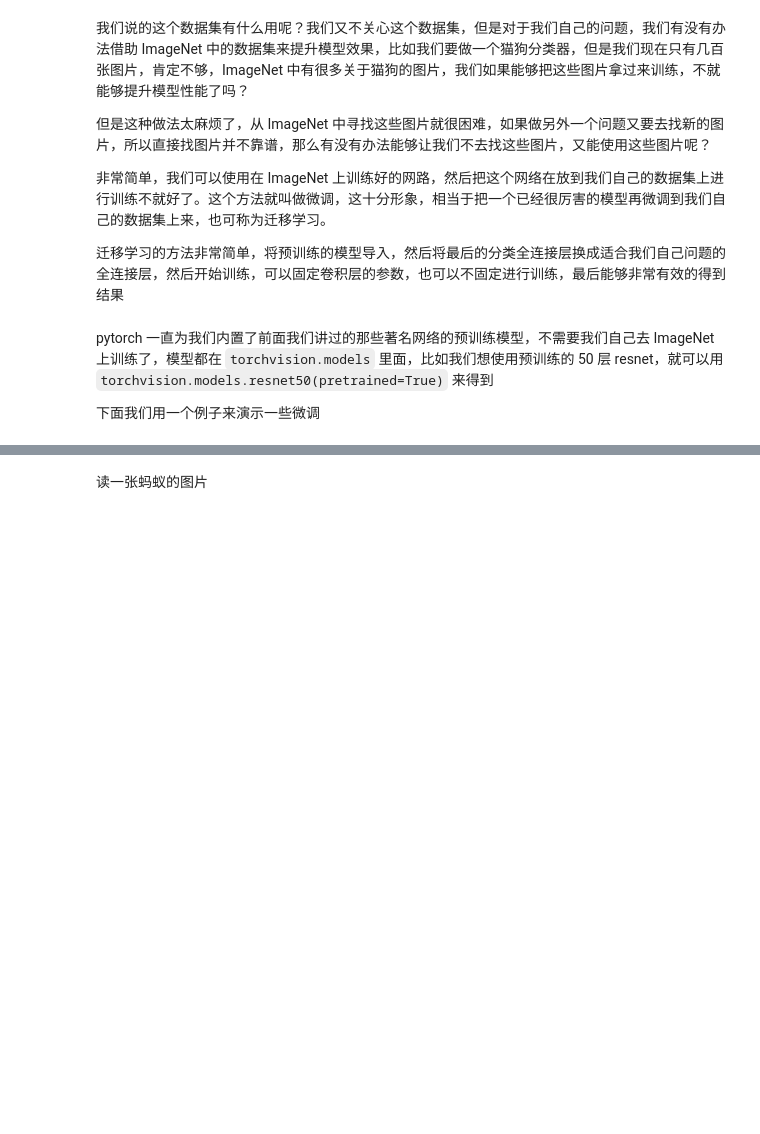
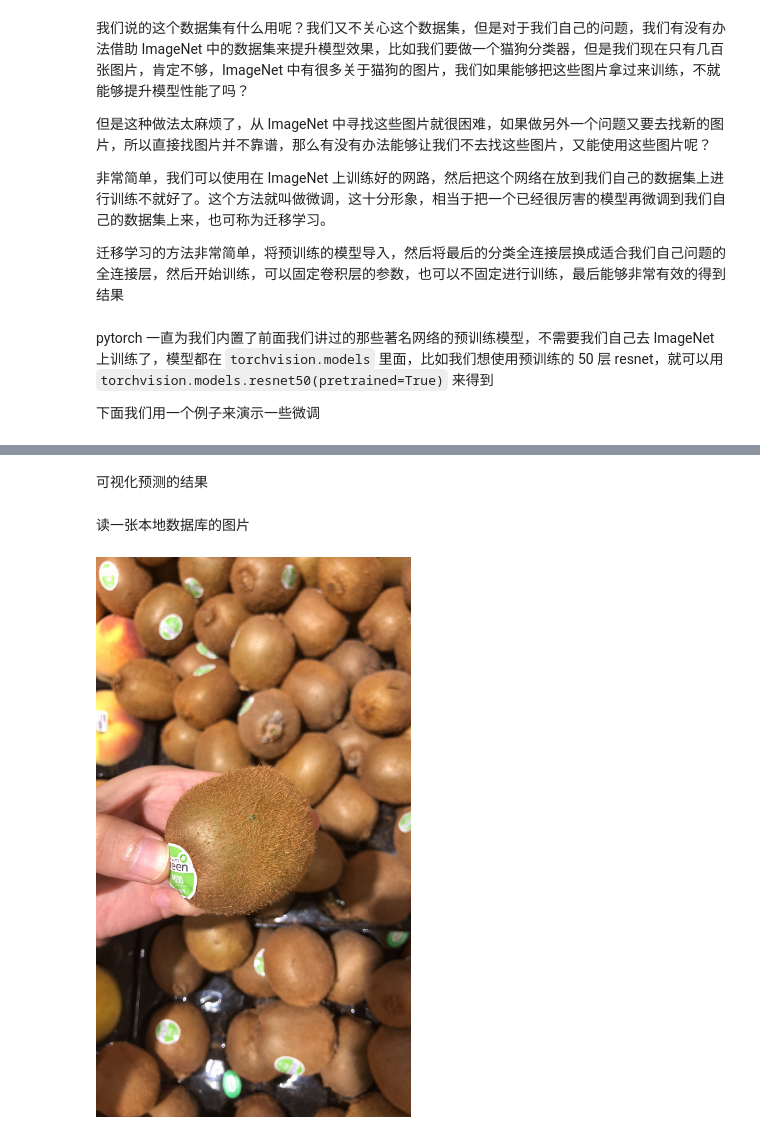
Before and after one commit to luoqiaoyang/Mobilenet-CustomData, a Jupyter notebook: Mobiilenet-finetune/fine-tune.ipynb, the cells around one changed output, grey strips where cells are left out. Saved outputs shown, nothing was run; the diff lists cells and outputs as text; code cells hidden in the pictures; blank space fills up the shorter version.

```diff
--- a/Mobiilenet-finetune/fine-tune.ipynb
+++ b/Mobiilenet-finetune/fine-tune.ipynb
@@ -162,10 +176,14 @@ train(model, train_data, valid_data, 10, optimizer, criterion)
+# %% [markdown]
+可视化预测的结果
 # %%
 model = model.eval() # 将网络改为预测模式
-# %% [markdown]
-读一张蚂蚁的图片
+# %% [markdown]
+读一张本地数据库的图片
 # %%
-im1 = Image.open('/home/yang/dataset/imagenet/fruits/val/watermelon/938783625.jpg')
+im1 = Image.open('/home/yang/dataset/imagenet/fruits/val/kiwi/756419172.jpg')
 im1
+# %% [output]
+[figure, added]
 # %%
 im = valid_tf(im1) # 做数据预处理
 out = model(Variable(im.unsqueeze(0)).cuda())
```
Also changed, not shown: parts of 23 cells of this notebook, 5 other files.
